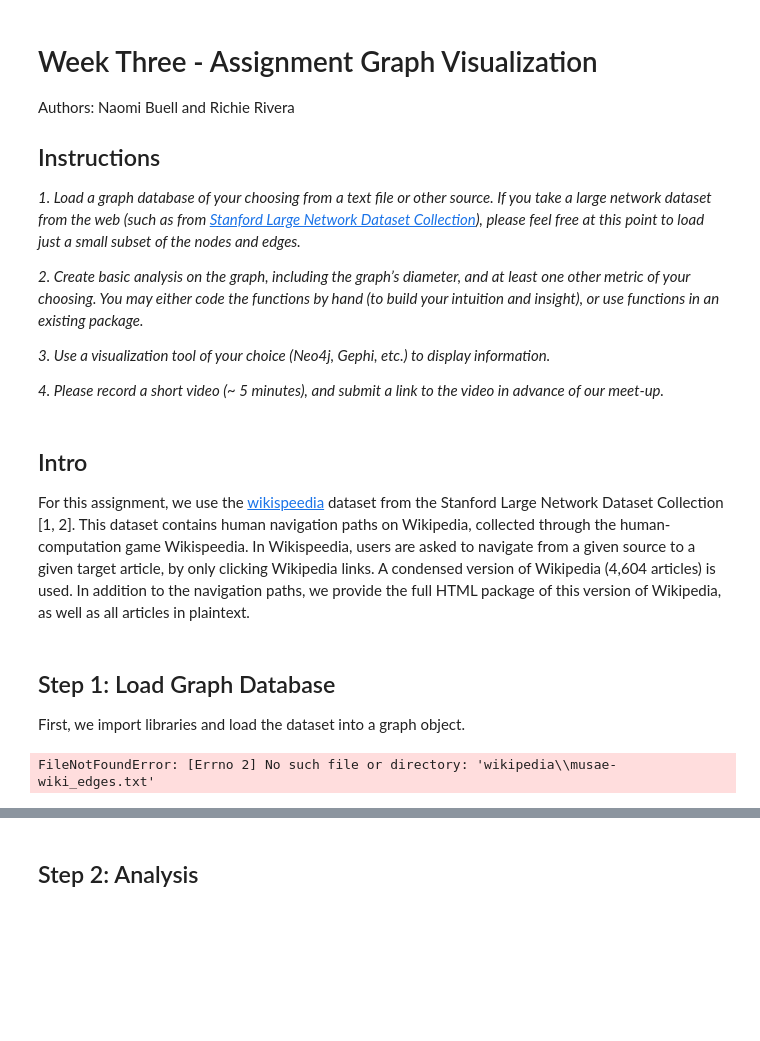
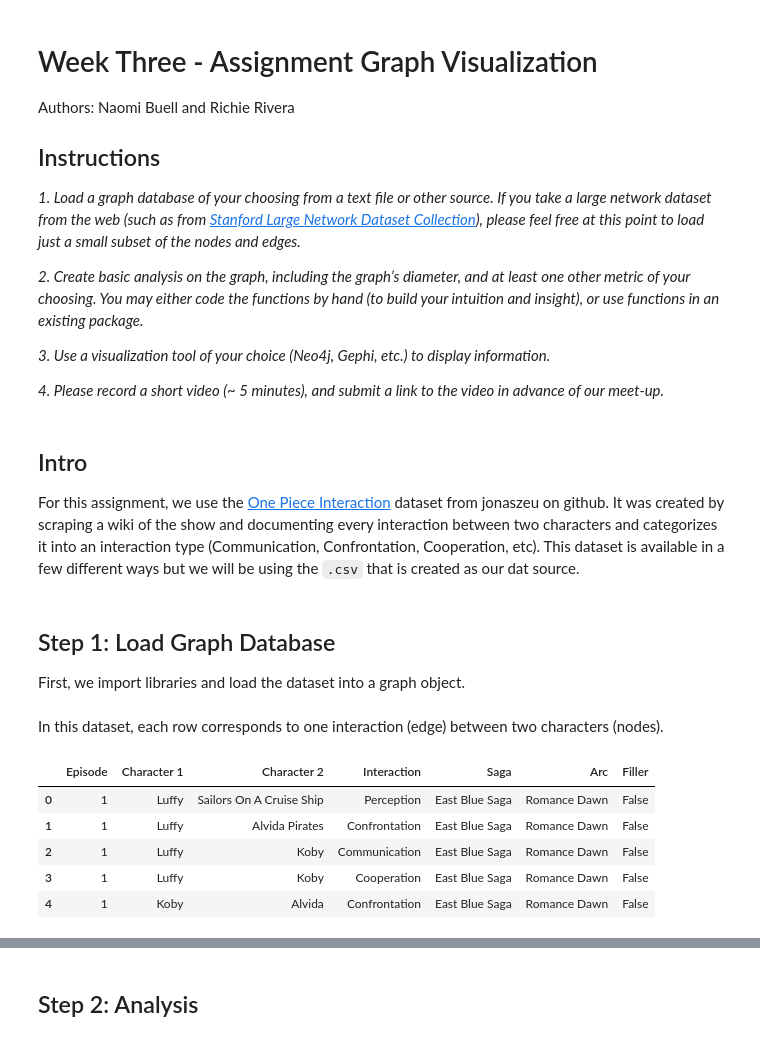
Before and after one commit to naomibuell/DATA620, a Jupyter notebook: 620_W3_GraphVisualization.ipynb, the cells around one changed output, grey strips where cells are left out. Saved outputs shown, nothing was run; the diff lists cells and outputs as text; code cells hidden in the pictures; blank space fills up the shorter version.

Commit message:
made some OP changes to the assignment

```diff
--- a/620_W3_GraphVisualization.ipynb
+++ b/620_W3_GraphVisualization.ipynb
@@ -15,7 +15,7 @@ Authors: Naomi Buell and Richie Rivera
 # %% [markdown]
 ## Intro
 
-For this assignment, we use the [wikispeedia](https://snap.stanford.edu/data/wikispeedia.html) dataset from the Stanford Large Network Dataset Collection [1, 2]. This dataset contains human navigation paths on Wikipedia, collected through the human-computation game Wikispeedia. In Wikispeedia, users are asked to navigate from a given source to a given target article, by only clicking Wikipedia links. A condensed version of Wikipedia (4,604 articles) is used. In addition to the navigation paths, we provide the full HTML package of this version of Wikipedia, as well as all articles in plaintext.
+For this assignment, we use the [One Piece Interaction](https://github.com/jonaszeu/one-piece-interaction-data) dataset from jonaszeu on github. It was created by scraping a wiki of the show and documenting every interaction between two characters and categorizes it into an interaction type (Communication, Confrontation, Cooperation, etc). This dataset is available in a few different ways but we will be using the `.csv` that is created as our dat source.
 # %% [markdown]
 ## Step 1: Load Graph Database
 
@@ -29,15 +28,19 @@ import urllib.request
+# %% [markdown]
+In this dataset, each row corresponds to one interaction (edge) between two characters (nodes).
 # %%
-# Download and extract the dataset if not already present
-url = "https://snap.stanford.edu/data/wikipedia.zip"
-zip_path = "wikipedia.zip"
-extract_dir = "wikipedia"
+# Load the dataset directly from github
+op_url = 'https://raw.githubusercontent.com/jonaszeu/one-piece-interaction-data/refs/heads/main/one_piece_interactions_1-1085.csv'
+op_df = pd.read_csv(op_url)
 
-if not os.path.exists(extract_dir):
-    urllib.request.urlretrieve(url, zip_path)
-    with zipfile.ZipFile(zip_path, 'r') as zip_ref:
-        zip_ref.extractall(extract_dir)
+# Make the Character Names "proper"
+for e in ['Character 1', 'Character 2']: op_df[e] = op_df[e].str.title()
 
-# Load the graph from the extracted edge list file
-g = nx.read_edgelist(edge_list_path, create_using=nx.Graph(), nodetype=int)
+# Show a sample of the data
+op_df.head()
 # %% [output]
-FileNotFoundError: [Errno 2] No such file or directory: 'wikipedia\\musae-wiki_edges.txt'
+|  | Episode | Character 1 | Character 2 | Interaction | Saga | Arc | Filler |
+| 0 | 1 | Luffy | Sailors On A Cruise Ship | Perception | East Blue Saga | Romance Dawn | False |
+| 1 | 1 | Luffy | Alvida Pirates | Confrontation | East Blue Saga | Romance Dawn | False |
+| 2 | 1 | Luffy | Koby | Communication | East Blue Saga | Romance Dawn | False |
+| 3 | 1 | Luffy | Koby | Cooperation | East Blue Saga | Romance Dawn | False |
+| 4 | 1 | Koby | Alvida | Confrontation | East Blue Saga | Romance Dawn | False |
```
Also changed, not shown: parts of 8 cells of this notebook.
